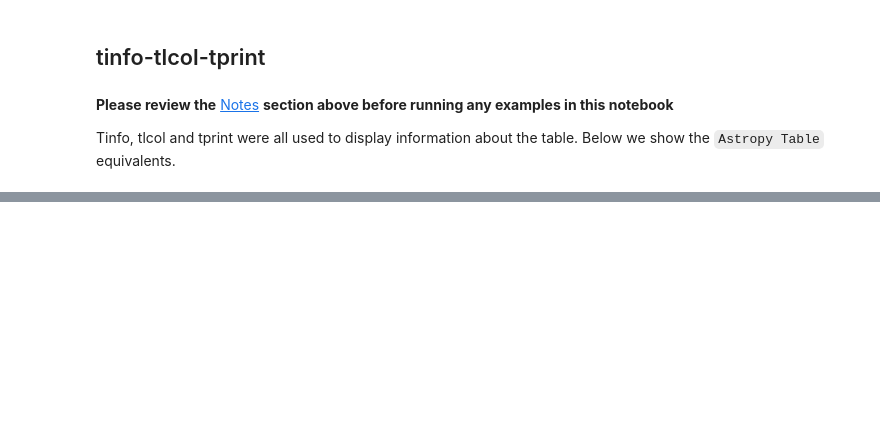
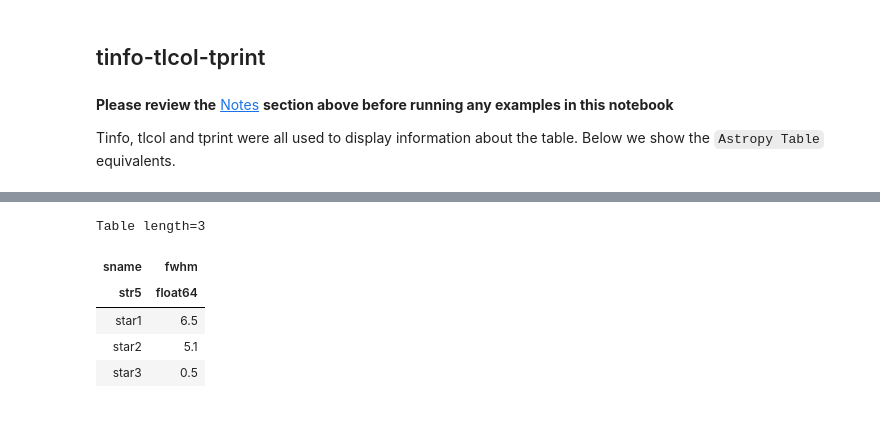
Before and after one commit to spacetelescope/stak-notebooks, a Jupyter notebook: notebooks/tables.ttools.ipynb, the cells around one changed output, grey strips where cells are left out. Drawn from its saved outputs; the diff is of its cells as text; code cells hidden in the pictures; blank space fills up the shorter version.

```diff
--- a/notebooks/tables.ttools.ipynb
+++ b/notebooks/tables.ttools.ipynb
@@ -446,3 +503,15 @@ Squeaky     mouse   1        0.75
+# %%
+# To print a specific subset of the table
+# Here we pull out the sname and fwhm columns
+# and rows 1-3
+ex_table['sname','fwhm'][0:3]
+# %% [output]
+Table length=3
+| sname | fwhm |
+| str5 | float64 |
+| star1 | 6.5 |
+| star2 | 5.1 |
+| star3 | 0.5 |
 # %% [markdown]
 <br>
 # %% [markdown]
```
Also changed, not shown: parts of 37 cells of this notebook.
